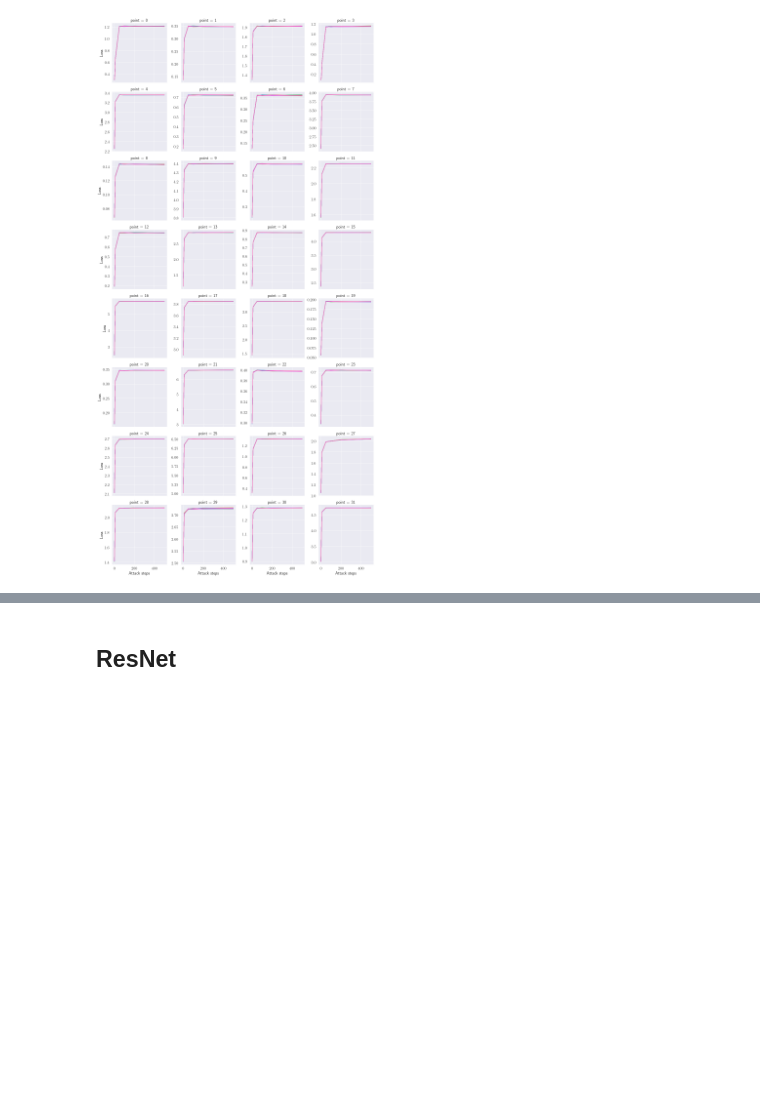
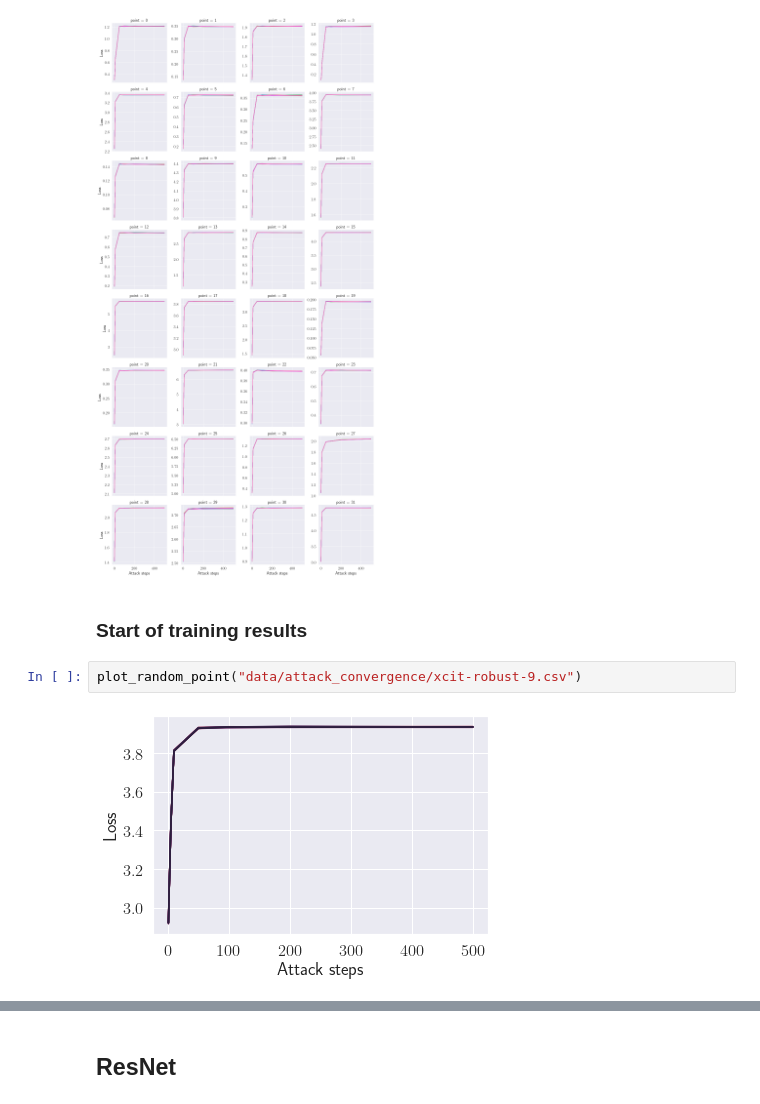
Before and after one commit to dedeswim/vits-robustness-torch, a Jupyter notebook: notebooks/attack_convergence.ipynb, the cells around one changed output, grey strips where cells are left out. Drawn from its saved outputs; the diff is of its cells as text; blank space fills up the shorter version.

Commit message:
Add plots for all convergence experiments

```diff
--- a/notebooks/attack_convergence.ipynb
+++ b/notebooks/attack_convergence.ipynb
@@ -70,3 +70,9 @@ plot_random_point("data/attack_convergence/xcit-robust-49.csv")
 plot_all_points("data/attack_convergence/xcit-robust-49.csv")
 # %% [output]
 [figure]
+# %% [markdown]
+### Start of training results
+# %%
+plot_random_point("data/attack_convergence/xcit-robust-9.csv")
+# %% [output]
+[figure, added]
```
Also changed, not shown: parts of 7 cells of this notebook, 6 other files.
